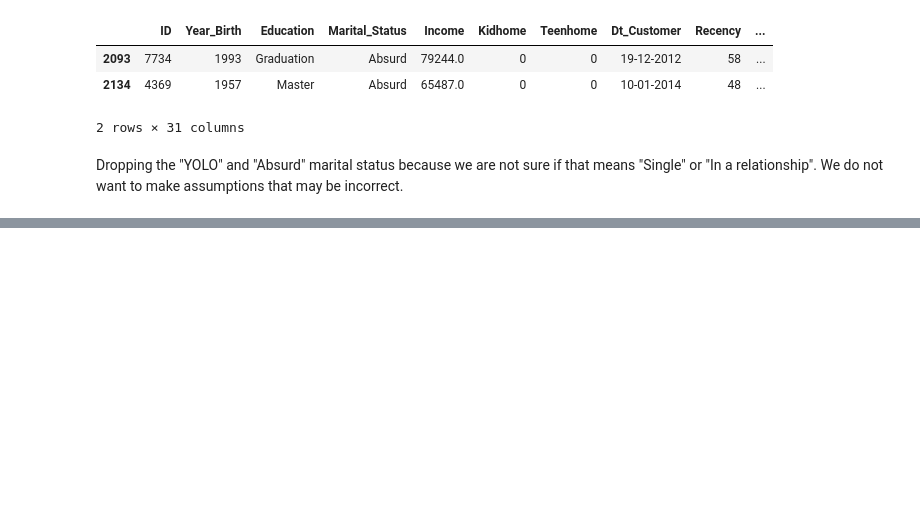
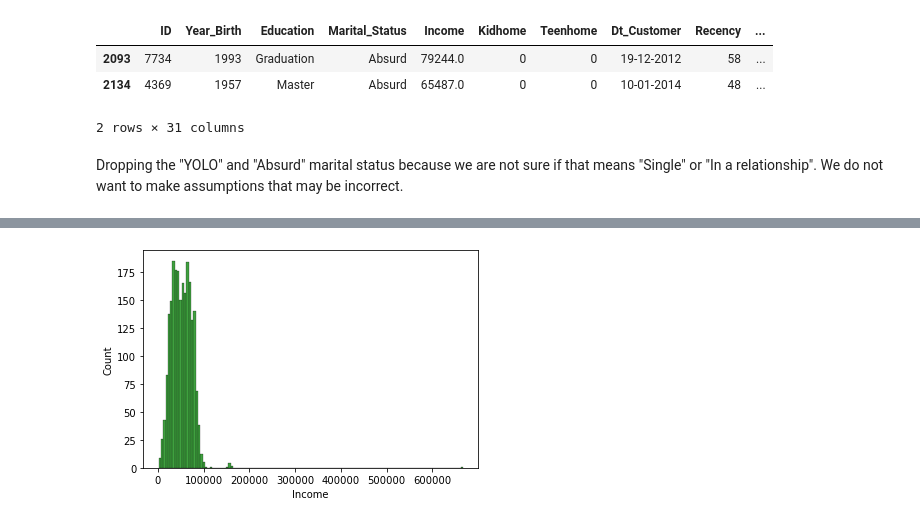
Before and after one commit to johng034/customer-segmentation, a Jupyter notebook: Customer Segmentation.ipynb, the cells around one changed output, grey strips where cells are left out. Drawn from its saved outputs; the diff is of its cells as text; code cells hidden in the pictures; blank space fills up the shorter version.

```diff
--- a/Customer Segmentation.ipynb
+++ b/Customer Segmentation.ipynb
@@ -164,0 +155,2 @@ df.shape, new.shape
+# %%
+df['Relationship_Status'] = df.Marital_Status.apply(married_single)
@@ -164,0 +176,6 @@ df.shape, new.shape
+# %%
+# Total number of children
+df['Num_children'] = df.Kidhome + df.Teenhome
+
+# Has a child (True/False)
+df['Has_child'] = df['Num_children'].apply(lambda x: x != 0)
@@ -164,0 +201,9 @@ df.shape, new.shape
+# %%
+df = df.rename(columns={
+    'MntWines'        :'Wines',
+    'MntFruits'       :'Fruits',
+    'MntMeatProducts' :'Meat',
+    'MntFishProducts' :'Fish',
+    'MntSweetProducts':'Sweets',
+    'MntGoldProds'    :'Gold'
+})
@@ -164,0 +226,2 @@ df.shape, new.shape
+# %%
+df['Total'] = df.iloc[:,9:15].sum(axis=1)
@@ -164,0 +258,6 @@ df.shape, new.shape
+# %%
+sns.histplot(x="Income", data=df, color='green')
+
+plt.show()
+# %% [output]
+[figure, added]
```
Also changed, not shown: parts of 37 cells of this notebook.
